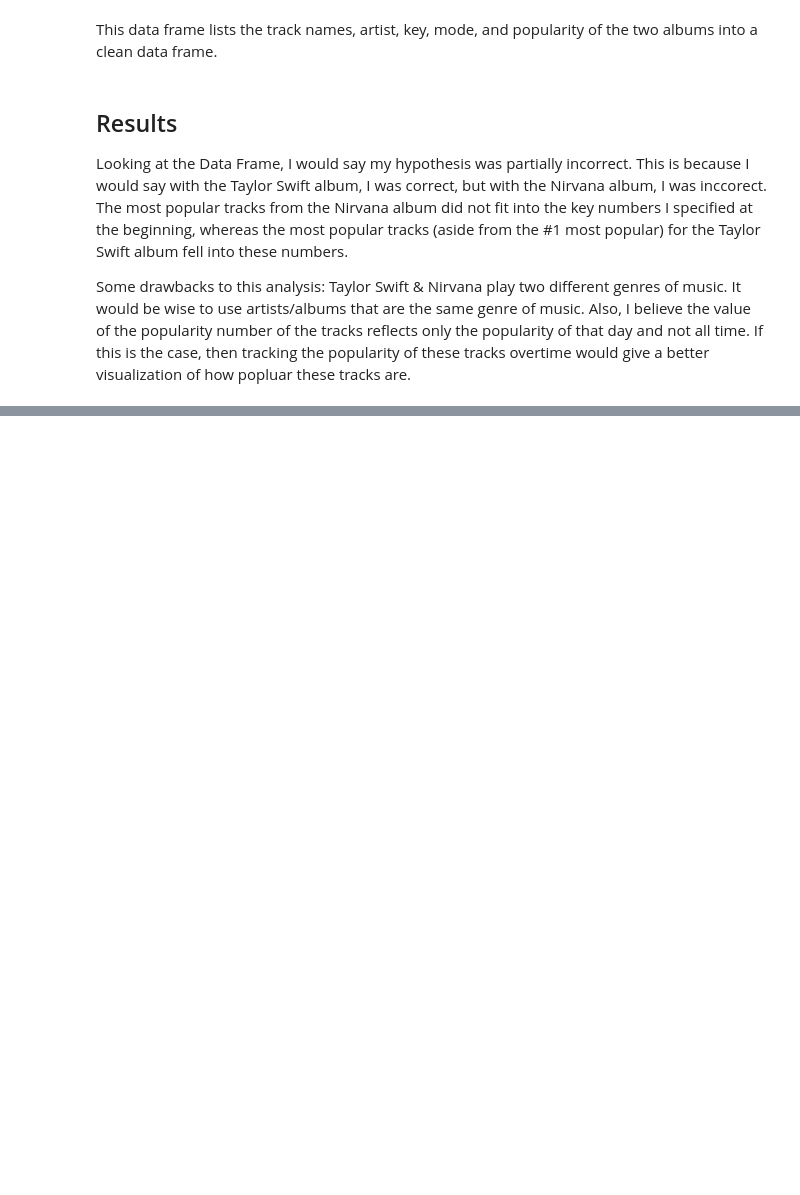
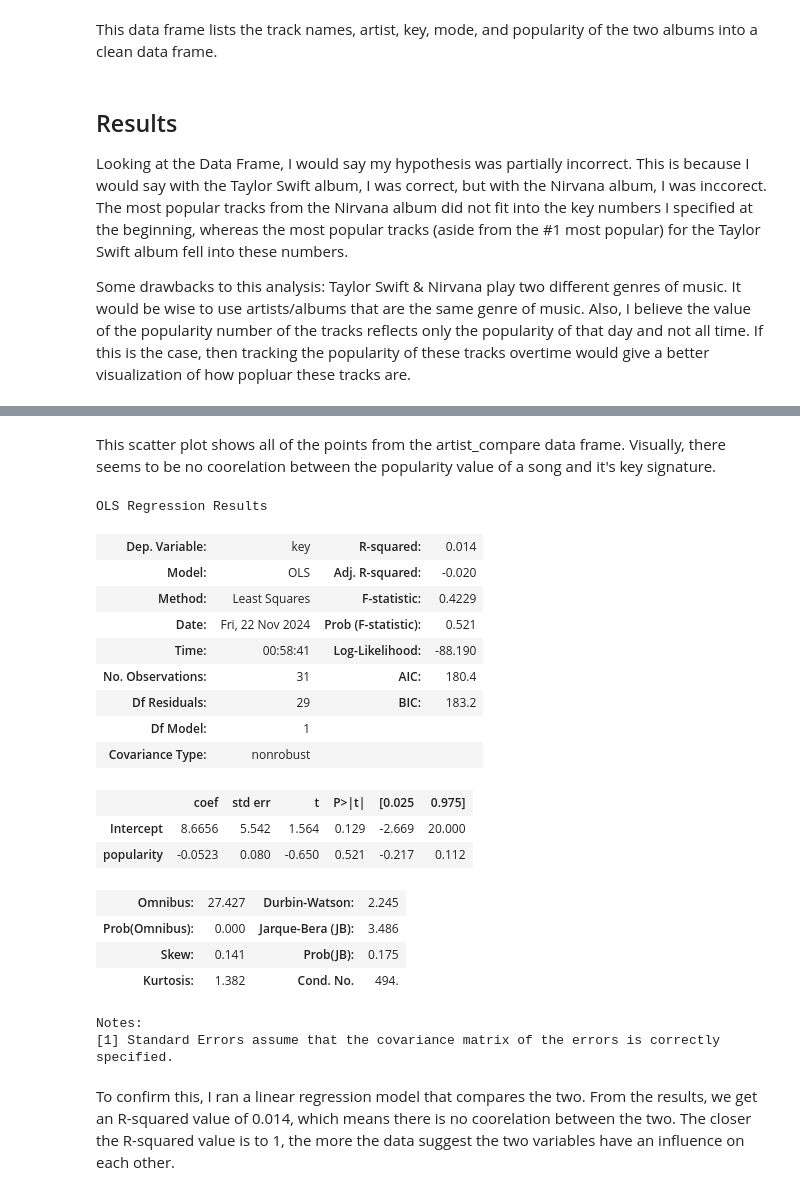
Before and after one commit to afuriga/data_fa24, a Jupyter notebook: APIDataReport.ipynb, the cells around one changed output, grey strips where cells are left out. Saved outputs shown, nothing was run; the diff lists cells and outputs as text; code cells hidden in the pictures; blank space fills up the shorter version.

```diff
--- a/APIDataReport.ipynb
+++ b/APIDataReport.ipynb
@@ -123,0 +143,27 @@ Some drawbacks to this analysis:  Taylor Swift & Nirvana play two different genr
+# %% [markdown]
+This scatter plot shows all of the points from the artist_compare data frame.  Visually, there seems to be no coorelation between the popularity value of a song and it's key signature.
+# %%
+fit1 = smf.ols('key ~ popularity', data = artist_compare).fit()
+fit1.summary()
+# %% [output]
+OLS Regression Results
+| Dep. Variable: | key | R-squared: | 0.014 |
+| Model: | OLS | Adj. R-squared: | -0.020 |
+| Method: | Least Squares | F-statistic: | 0.4229 |
+| Date: | Fri, 22 Nov 2024 | Prob (F-statistic): | 0.521 |
+| Time: | 00:58:41 | Log-Likelihood: | -88.190 |
+| No. Observations: | 31 | AIC: | 180.4 |
+| Df Residuals: | 29 | BIC: | 183.2 |
+| Df Model: | 1 |  |  |
+| Covariance Type: | nonrobust |  |  |
+|  | coef | std err | t | P>|t| | [0.025 | 0.975] |
+| Intercept | 8.6656 | 5.542 | 1.564 | 0.129 | -2.669 | 20.000 |
+| popularity | -0.0523 | 0.080 | -0.650 | 0.521 | -0.217 | 0.112 |
+| Omnibus: | 27.427 | Durbin-Watson: | 2.245 |
+| Prob(Omnibus): | 0.000 | Jarque-Bera (JB): | 3.486 |
+| Skew: | 0.141 | Prob(JB): | 0.175 |
+| Kurtosis: | 1.382 | Cond. No. | 494. |
+Notes:
+[1] Standard Errors assume that the covariance matrix of the errors is correctly specified.
+# %% [markdown]
+To confirm this, I ran a linear regression model that compares the two.  From the results, we get an R-squared value of 0.014, which means there is no coorelation between the two.  The closer the R-squared value is to 1, the more the data suggest the two variables have an influence on each other.
```
Also changed, not shown: parts of 7 cells of this notebook.
